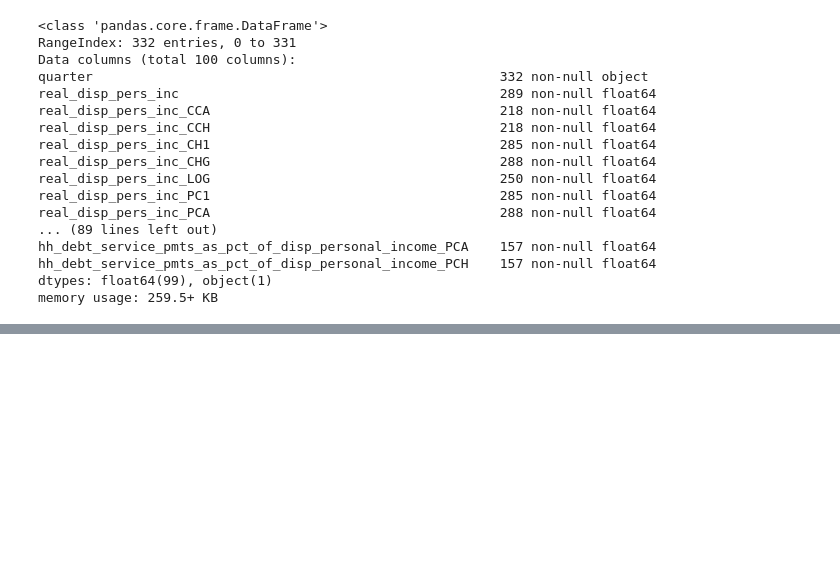
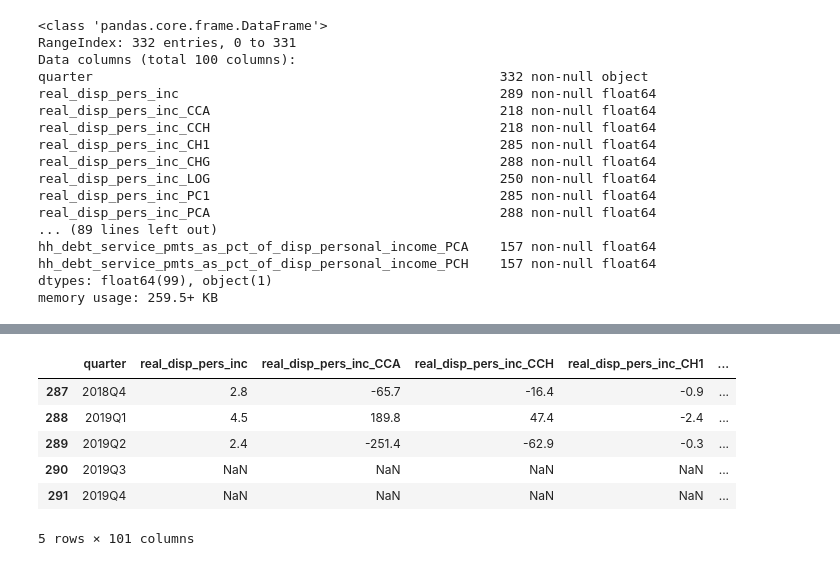
Before and after one commit to lorijta92/machine-learning-predicting-recessions, a Jupyter notebook: notebooks/FRED_data.ipynb, the cells around one changed output, grey strips where cells are left out. Saved outputs shown, nothing was run; the diff lists cells and outputs as text; code cells hidden in the pictures; blank space fills up the shorter version.

```diff
--- a/notebooks/FRED_data.ipynb
+++ b/notebooks/FRED_data.ipynb
@@ -190,0 +219,15 @@ memory usage: 259.5+ KB
+# %%
+df_rename['year'] = df_rename['quarter'].apply(lambda x: x[:4])
+
+df_rename.head()
+
+df_subset = df_rename[df_rename['year'].astype(int) < 2020]
+df_subset.tail()
+# %% [output]
+|  | quarter | real_disp_pers_inc | real_disp_pers_inc_CCA | real_disp_pers_inc_CCH | real_disp_pers_inc_CH1 | ... |
+| 287 | 2018Q4 | 2.8 | -65.7 | -16.4 | -0.9 | ... |
+| 288 | 2019Q1 | 4.5 | 189.8 | 47.4 | -2.4 | ... |
+| 289 | 2019Q2 | 2.4 | -251.4 | -62.9 | -0.3 | ... |
+| 290 | 2019Q3 | NaN | NaN | NaN | NaN | ... |
+| 291 | 2019Q4 | NaN | NaN | NaN | NaN | ... |
+5 rows × 101 columns
```
Also changed, not shown: parts of 4 cells of this notebook.
